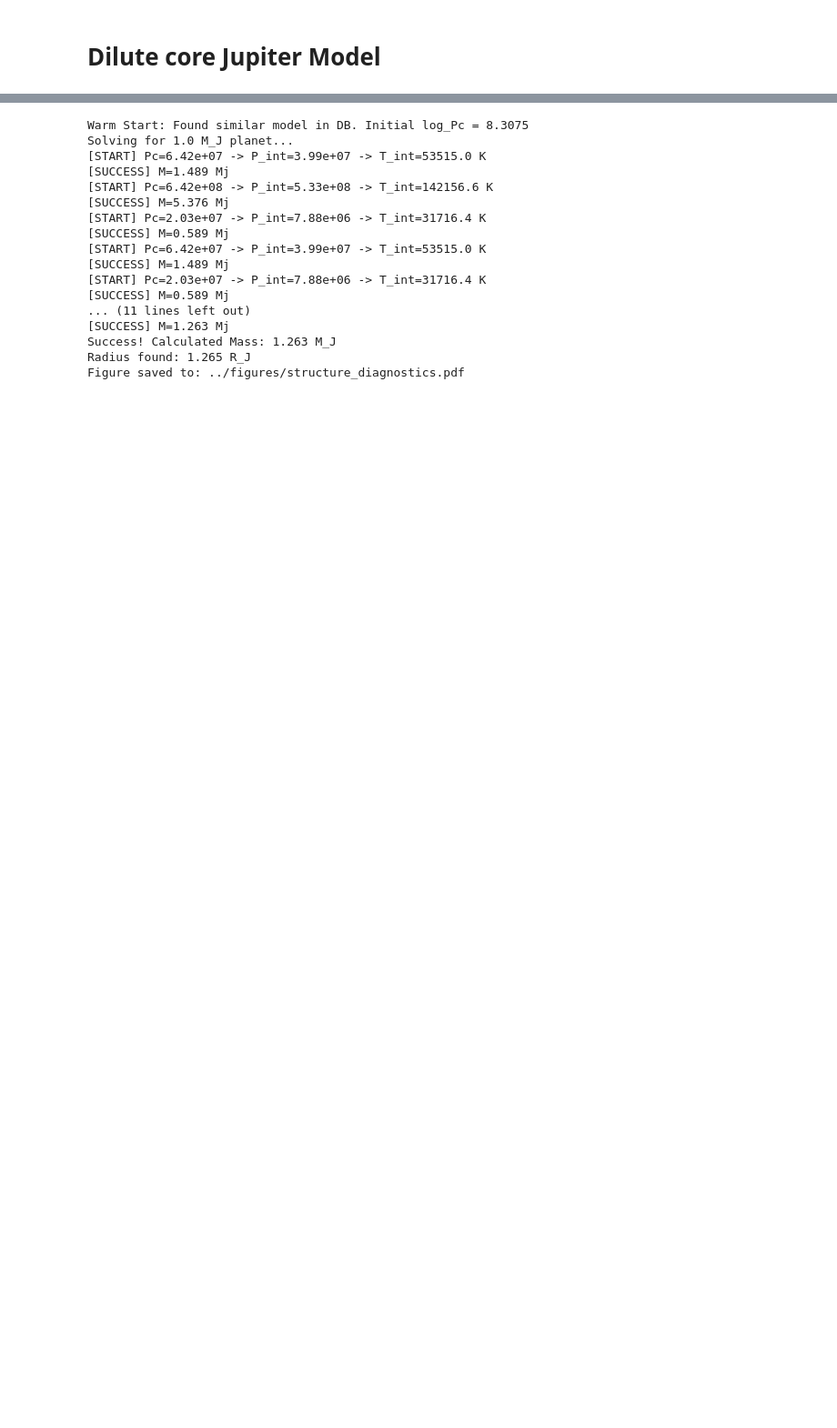
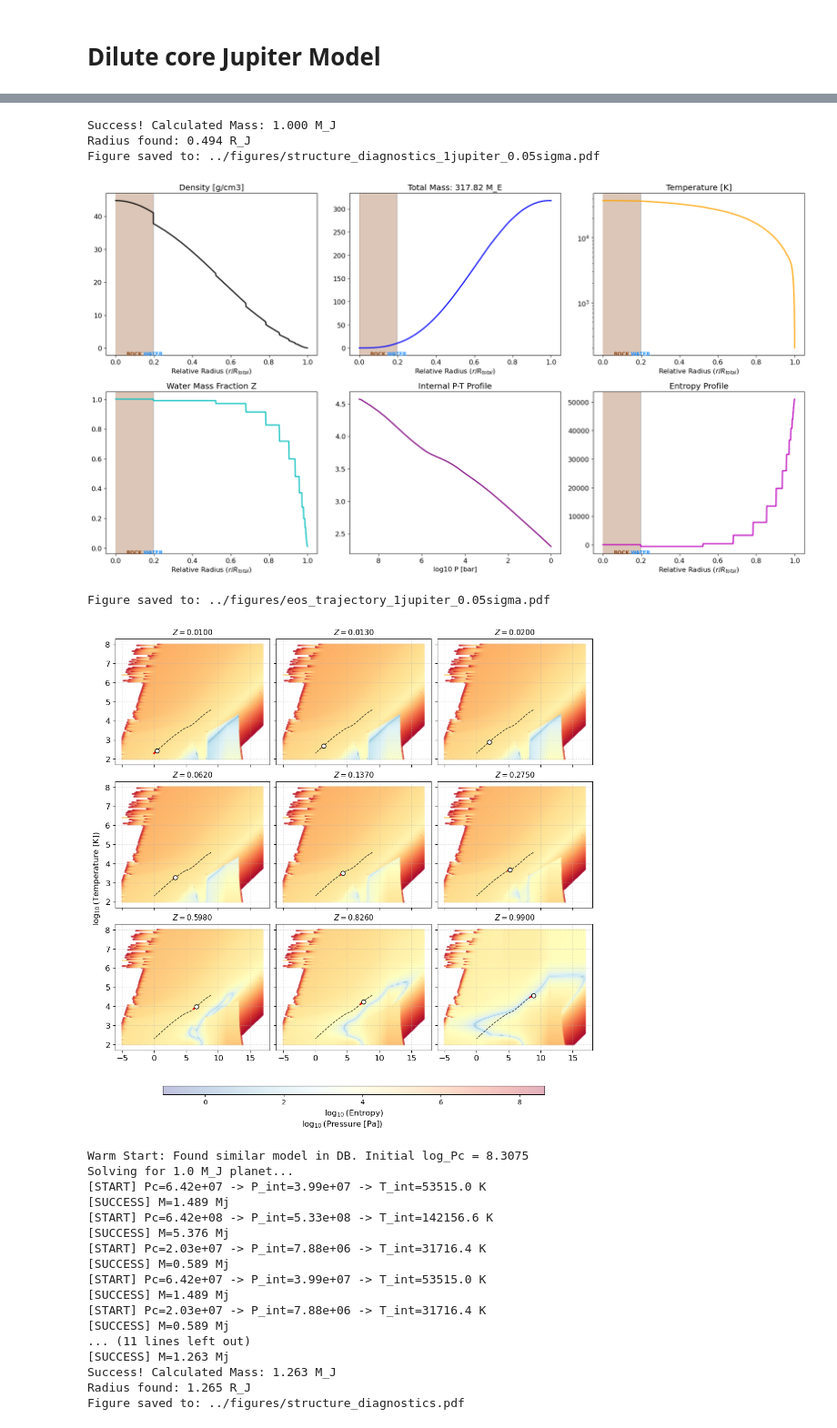
Before and after one commit to ChristianSWilkinson/fuzzycore, a Jupyter notebook: notebooks/planet_tests.ipynb, the cells around one changed output, grey strips where cells are left out. Shown at 91% size. Saved outputs shown, nothing was run; the diff lists cells and outputs as text; code cells hidden in the pictures; blank space fills up the shorter version.

```diff
--- a/notebooks/planet_tests.ipynb
+++ b/notebooks/planet_tests.ipynb
@@ -107,3 +93,22 @@ Figure saved to: ../figures/eos_trajectory.pdf
+# %%
+
+# 6. Check results and plot
+if result:
+    print(f"Success! Calculated Mass: {result['M'][-1] / c.M_JUPITER:.3f} M_J")
+    print(f"Radius found: {np.max(result['R']) / c.R_JUPITER:.3f} R_J")
+
+    # Visualize
+    plotting.plot_diagnostics(result, save_name="structure_diagnostics_1jupiter_0.05sigma")
+    plotting.plot_trajectory_on_eos(result, params, max_plots=9, save_name="eos_trajectory_1jupiter_0.05sigma")
+else:
+    print("Solver failed to converge on a valid structure.")
+# %% [output]
+Success! Calculated Mass: 1.000 M_J
+Radius found: 0.494 R_J
+Figure saved to: ../figures/structure_diagnostics_1jupiter_0.05sigma.pdf
+[figure, added]
+Figure saved to: ../figures/eos_trajectory_1jupiter_0.05sigma.pdf
+[figure, added]
 # %%
 # 2. Setup Parameters for the target model
 target_gravity = 19.56
```
Also changed, not shown: parts of 5 cells of this notebook, 11 other files.
